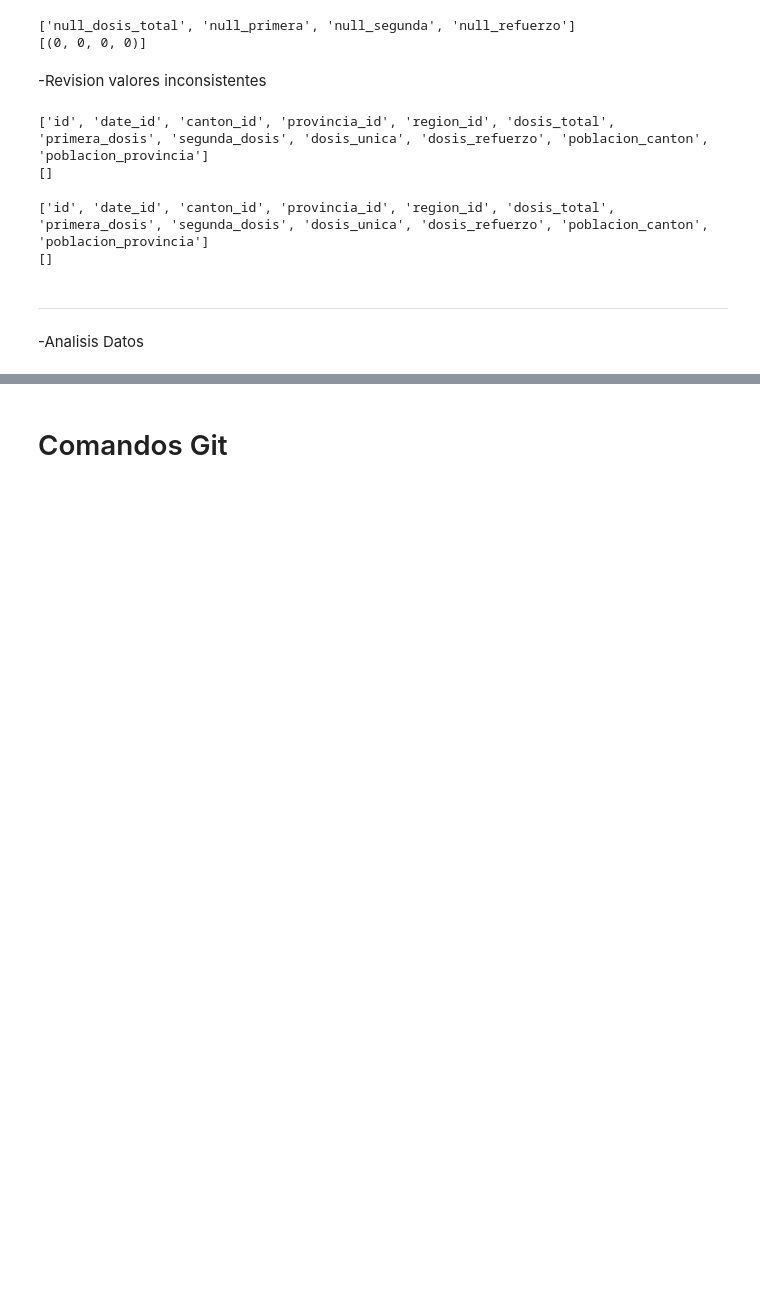
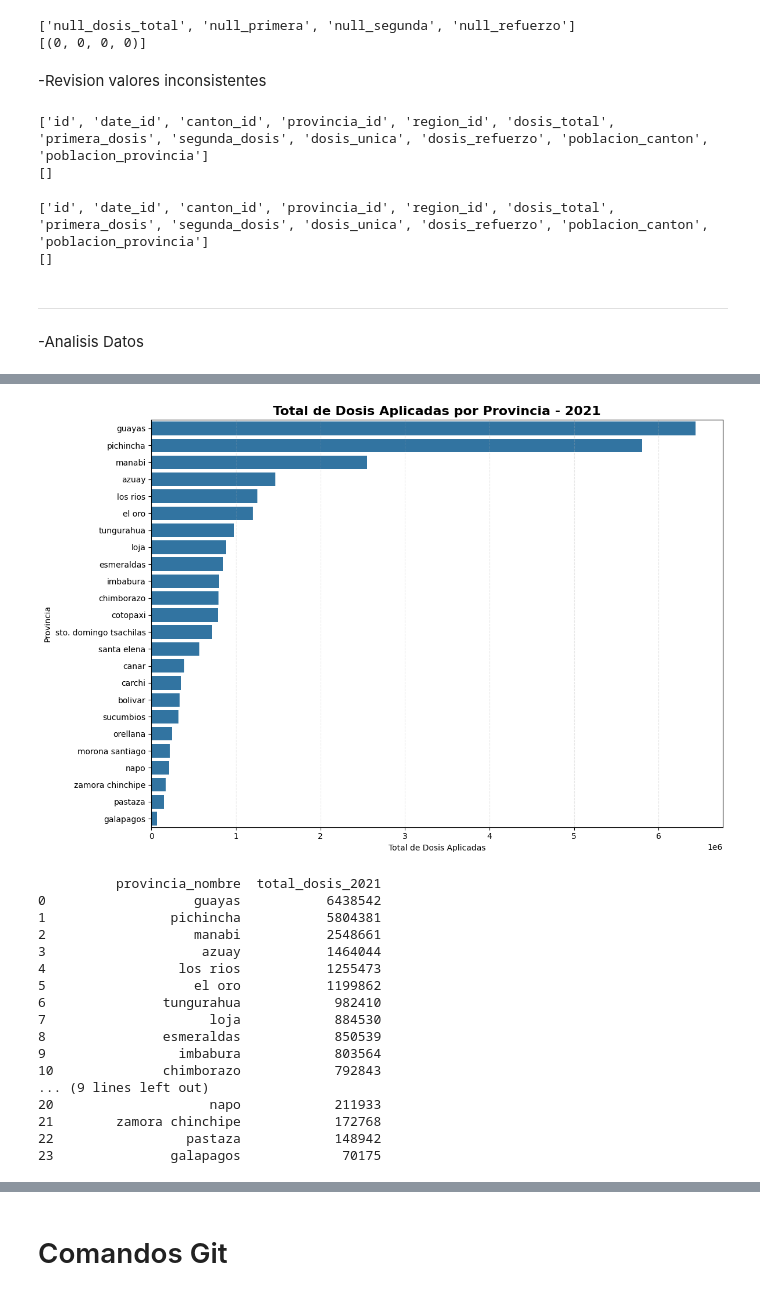
Before and after one commit to es-ship-it/ETL_Project_First_Delivery_Colab, a Jupyter notebook: ETL/datawarehouse_project_first_delivery.ipynb, the cells around one changed output, grey strips where cells are left out. Cells and saved outputs as stored; diff of their text form; code cells hidden in the pictures; blank space fills up the shorter version.

```diff
--- a/ETL/datawarehouse_project_first_delivery.ipynb
+++ b/ETL/datawarehouse_project_first_delivery.ipynb
@@ -618 +648,59 @@ plt.show()
+# %%
+cursor.execute('''
+SELECT
+    p.provincia_nombre,
+    SUM(dosis_total_cum_canton) AS total_dosis_2021
+FROM (
+    SELECT
+        v.provincia_id,
+        v.canton_id,
+        MAX(v.dosis_total) AS dosis_total_cum_canton
+    FROM fact_vacunacion v
+    JOIN dim_fecha f
+        ON v.date_id = f.id
+    GROUP BY v.provincia_id, v.canton_id
+) t
+JOIN dim_provincia p
+    ON t.provincia_id = p.id
+GROUP BY p.provincia_nombre
+ORDER BY total_dosis_2021 DESC;''')
+
+df_grafico = pd.DataFrame(cursor.fetchall(), columns=[desc[0] for desc in cursor.description])
+
+plt.figure(figsize=(12,8))
+
+sns.barplot(
+    data=df_grafico,
+    x="total_dosis_2021",
+    y="provincia_nombre"
+)
+
+plt.title("Total de Dosis Aplicadas por Provincia - 2021", fontsize=16, weight="bold")
+plt.xlabel("Total de Dosis Aplicadas")
+plt.ylabel("Provincia")
+
+plt.grid(axis="x", linestyle="--", alpha=0.3)
+
+plt.tight_layout()
+plt.show()
+print(df_grafico)
+# %% [output]
+[figure, added]
+          provincia_nombre  total_dosis_2021
+0                   guayas           6438542
+1                pichincha           5804381
+2                   manabi           2548661
+3                    azuay           1464044
+4                 los rios           1255473
+5                   el oro           1199862
+6               tungurahua            982410
+7                     loja            884530
+8               esmeraldas            850539
+9                 imbabura            803564
+10              chimborazo            792843
+... (9 lines left out)
+20                    napo            211933
+21        zamora chinchipe            172768
+22                 pastaza            148942
+23               galapagos             70175
 # %%
```
Also changed, not shown: parts of 21 cells of this notebook.
